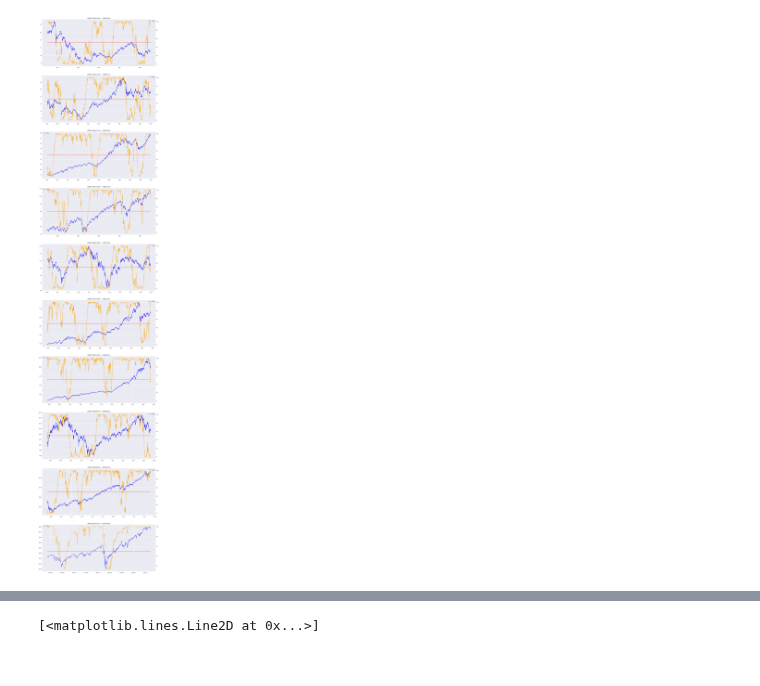
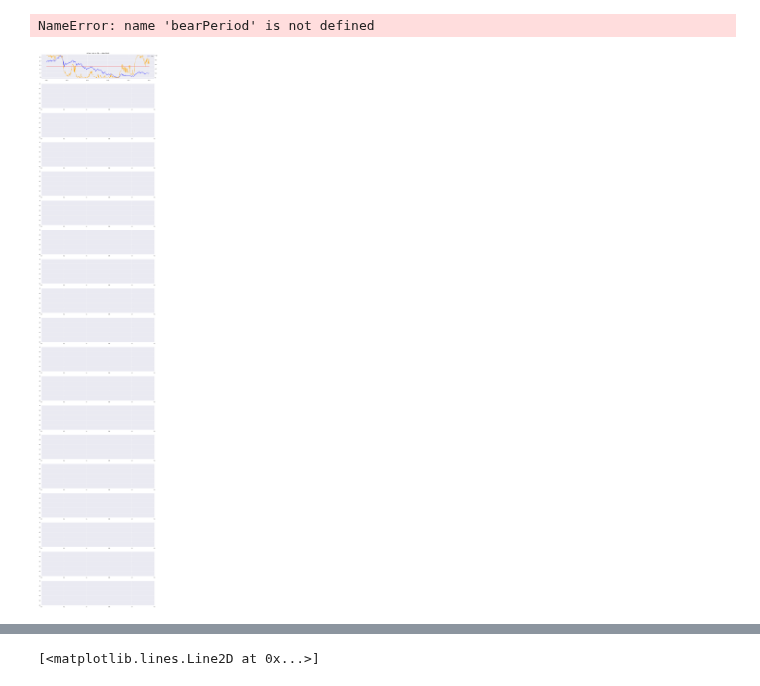
Before and after one commit to YuyuLin1003/stock_analysis, a Jupyter notebook: analysis.ipynb, the cells around one changed output, grey strips where cells are left out. Saved outputs shown, nothing was run; the diff lists cells and outputs as text; code cells hidden in the pictures.

```diff
--- a/analysis.ipynb
+++ b/analysis.ipynb
@@ -87,10 +122,0 @@ Bear period from 22908-----2020-03-16--2386.13 $ to 22965----2020-06-05--3193.93
-# %%
-period1 = Period()
-period1.startIndex = 3
-
-mylist=[]
-mylist.append(period1)
-print(mylist[0])
-period=mylist[-1]
-period.startIndex=55
-print(mylist[0])
@@ -101,16 +144,24 @@ Bear period from 55-----None:None $ to None----None:None $
 # %%
-fig, axes = plt.subplots(10, 1, figsize=(20, 100))
-for i in range(10):
-    data = spyData.stockData.iloc[i*2500:(i+1)*2500]
+fig, axes = plt.subplots(19, 1, figsize=(20, 100))
+for i in range(19):
+    data = spyData.stockData.iloc[i*1250:(i+1)*1250]
     axes[i].plot(data.index, data['Close'], label='Close', color='blue')
     axes[i].twinx()
     plt.plot(data.index, data['SumScore'], label='Score', color='orange')
     axes[i].legend()
     plt.hlines(y=50, xmin=data.index[0], xmax=data.index[-1], colors='red')
     plt.title("SP500 " + str(data.index[0])[0:10] +
               "------"+str(data.index[-1])[0:10], fontsize='large')
+    startDate = data.index[0]
+    endDate = data.index[-1]
+    for period in bearPeriod:
+        if period.startDate > startDate and period.startDate < endDate:
+            plt.vlines(x=period.startDate, ymin=0, ymax=100, color='black')
+        if period.endDate > startDate and period.endDate < endDate:
+            plt.vlines(x=period.endDate, ymin=0, ymax=100, color='grey')
 # %% [output]
+NameError: name 'bearPeriod' is not defined
-[figure, old version]
+[figure, new version]
 # %%
 
 increaseRate = 0.02
```
Also changed, not shown: parts of 4 cells of this notebook, 2 other files.
